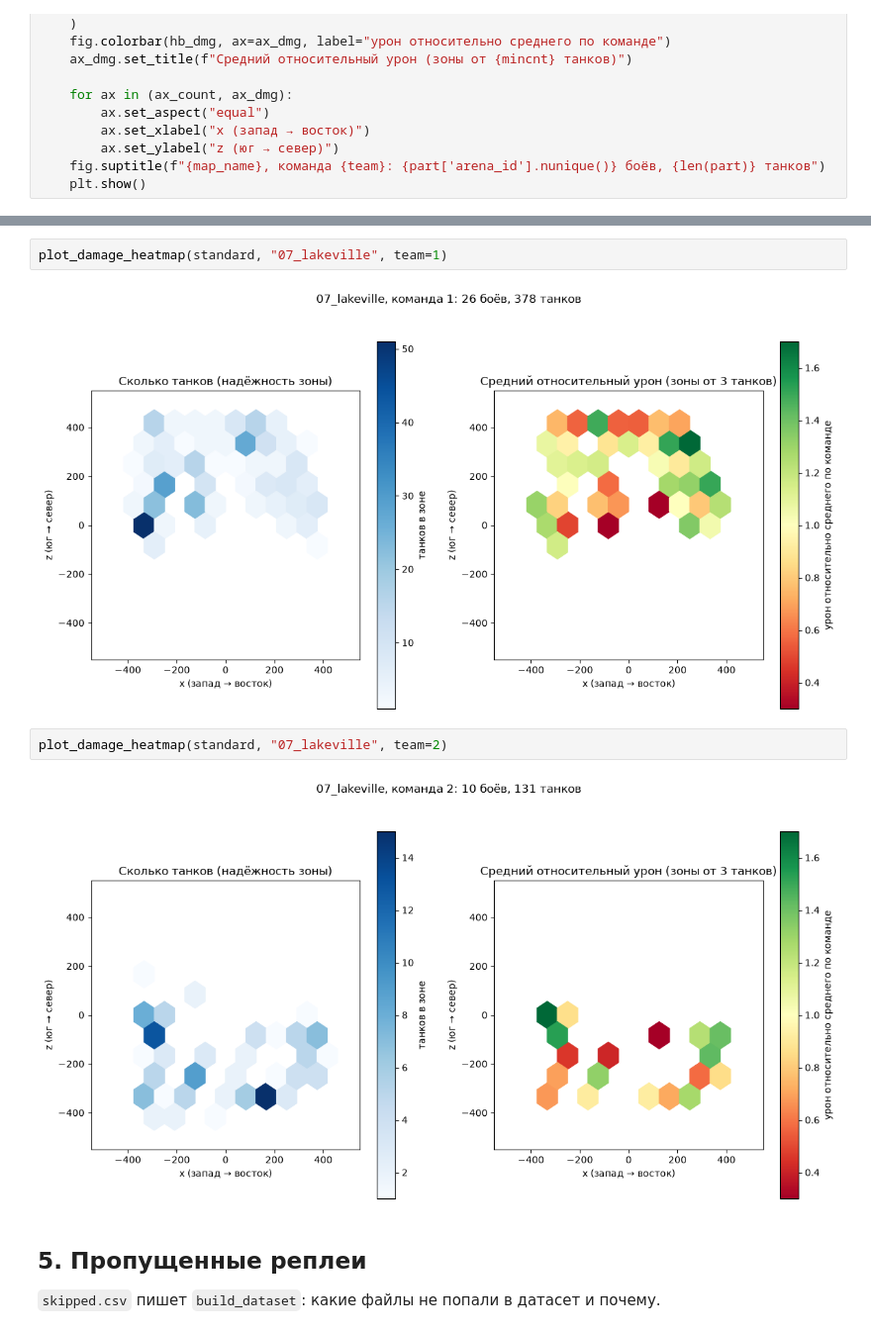
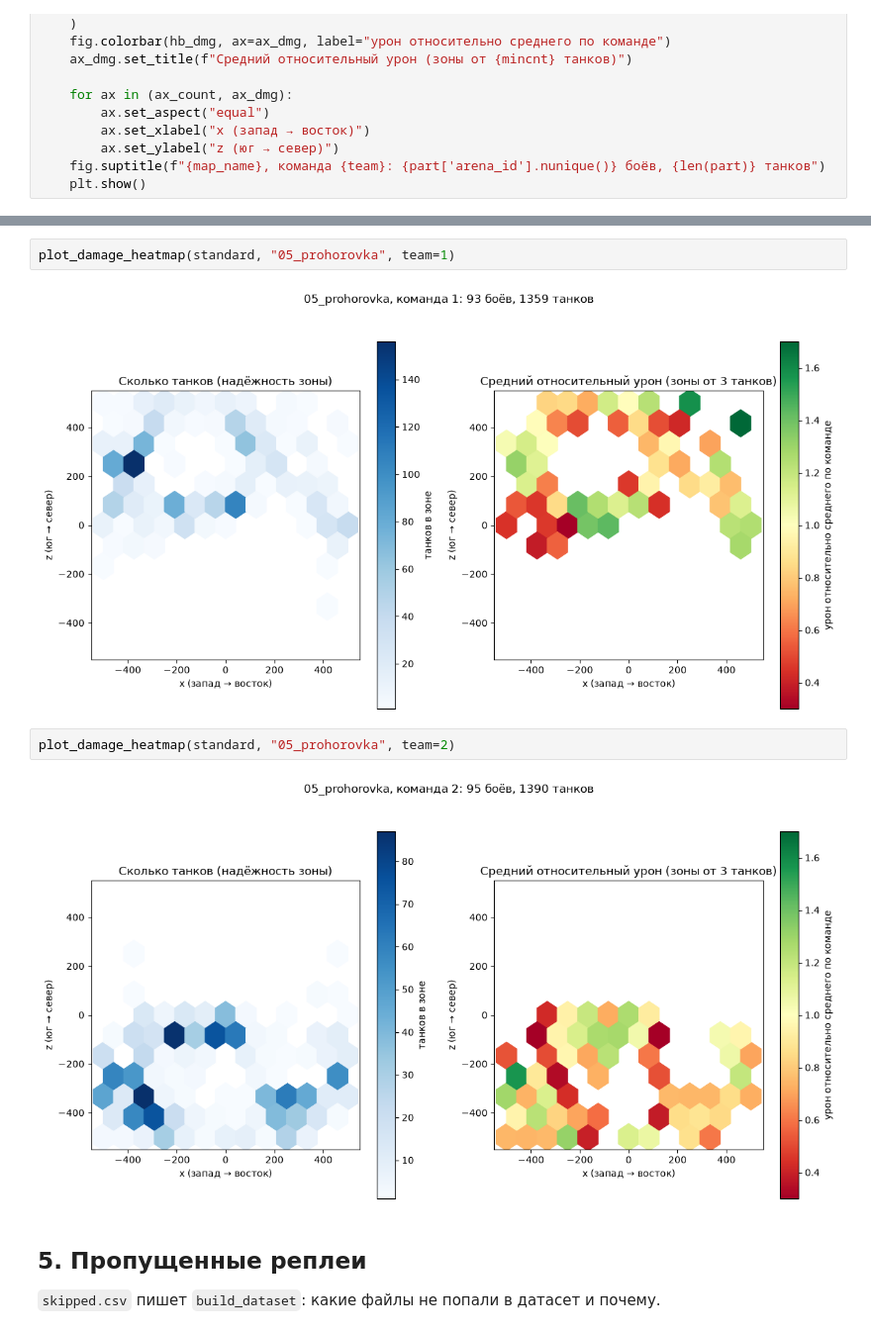
Before and after one commit to JIAIM/wotAI, a Jupyter notebook: notebooks/01_eda.ipynb, the cells around one changed output, grey strips where cells are left out. Shown at 99% size. Saved outputs shown, nothing was run; the diff lists cells and outputs as text.

```diff
--- a/notebooks/01_eda.ipynb
+++ b/notebooks/01_eda.ipynb
@@ -202,11 +204,11 @@ plot_positions(standard, "07_lakeville")
 # %%
-plot_damage_heatmap(standard, "07_lakeville", team=1)
+plot_damage_heatmap(standard, "05_prohorovka", team=1)
 # %% [output]
-[figure, old version]
+[figure, new version]
 # %%
-plot_damage_heatmap(standard, "07_lakeville", team=2)
+plot_damage_heatmap(standard, "05_prohorovka", team=2)
 # %% [output]
-[figure, old version]
+[figure, new version]
 # %% [markdown]
 ## 5. Пропущенные реплеи
 
```
Also changed, not shown: parts of 7 cells of this notebook, 3 other files.
